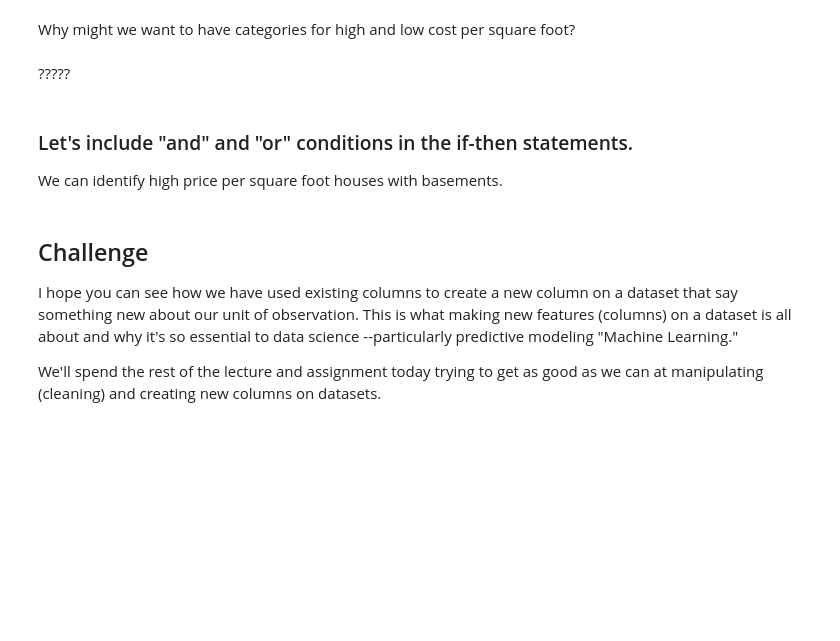
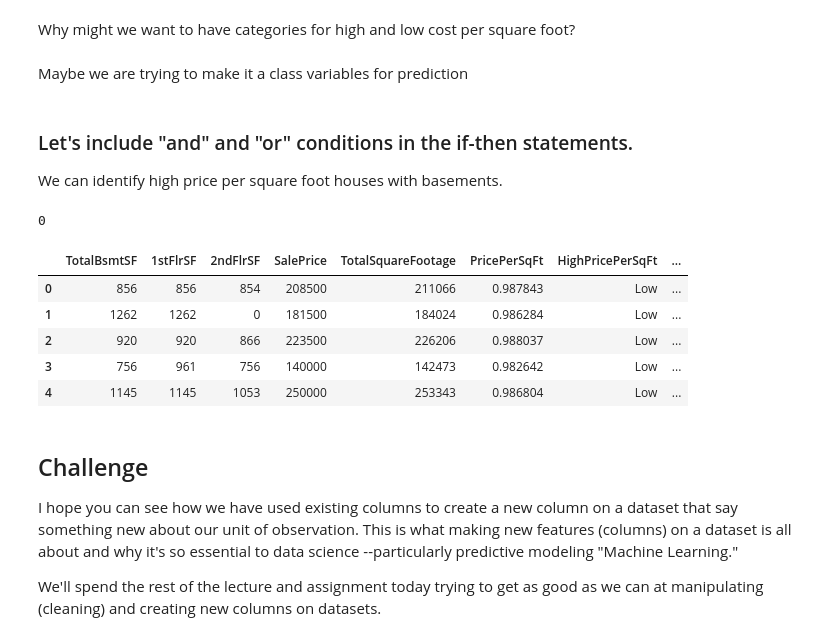
Before and after one commit to write2nk/DS-Unit-1-Sprint-1-Data-Wrangling-and-Storytelling, a Jupyter notebook: module2-make-features/LS_DS_112_Make_Features.ipynb, the cells around one changed output. Drawn from its saved outputs; the diff is of its cells as text; code cells hidden in the pictures; blank space fills up the shorter version.

```diff
--- a/module2-make-features/LS_DS_112_Make_Features.ipynb
+++ b/module2-make-features/LS_DS_112_Make_Features.ipynb
@@ -263,3 +332,6 @@ This is the best tutorial I've seen about the difference between assignment, a s
 # %%
 # Lets add up all of the square footage to get a single square footage
 # column for the entire dataset
+
+new_house['TotalSquareFootage'] = house['TotalBsmtSF'] + house['1stFlrSF'] + house['2ndFlrSF'] + house['SalePrice']
+new_house.head()
@@ -266,3 +345,6 @@ This is the best tutorial I've seen about the difference between assignment, a s
 # %%
 # Lets make a nother new column that is 'PricePerSqFt' by
 # dividing the price by the square footage
+
+new_house['PricePerSqFt'] = new_house['SalePrice'] / new_house['TotalSquareFootage']
+new_house.head()
@@ -276,3 +365,6 @@ This is the best tutorial I've seen about the difference between assignment, a s
 Say we want to categorize houses as having a high price per square foot (greater than or equal to 80 dollars per square foot) or a low price per square foot (less than 80 dollars per square foot).
 # %%
 #The format is DF.loc[DF['COLUMN'] logical expression, 'NEW VARIABLE NAME' ] assignment
+new_house.loc[new_house['PricePerSqFt'] >= 80, 'HighPricePerSqFt']  = 'High'
+new_house.loc[new_house['PricePerSqFt'] <= 80, 'HighPricePerSqFt']  = 'Low'
+new_house.head()
@@ -279,15 +378,31 @@ Say we want to categorize houses as having a high price per square foot (greater
 # %% [markdown]
 Why might we want to have categories for high and low cost per square foot?
-# %% [markdown]
-?????
+# %% [markdown]
+Maybe we are trying to make it a class variables for prediction
 # %% [markdown]
 ### Let's include "and" and "or" conditions in the if-then statements.
 
 We can identify high price per square foot houses with basements.
 # %%
 #First, is no basement square footage respresented as NaN or as 0sqft?
+
+new_house['TotalBsmtSF'].isnull().sum()
+# %% [output]
+0
 # %%
 #No missing data so we can assume if basement sqft = 0 then there is no basement.
+
+
+new_house.loc[ (new_house['PricePerSqFt'] >= 80) & (new_house['TotalBsmtSF'] > 0),  'Expensive_basement']  = 1
+new_house.loc[ (new_house['PricePerSqFt'] >= 80) & (new_house['TotalBsmtSF'] == 0),  'Expensive_basement']  = 0
+new_house.head()
+# %% [output]
+|  | TotalBsmtSF | 1stFlrSF | 2ndFlrSF | SalePrice | TotalSquareFootage | PricePerSqFt | HighPricePerSqFt | ... |
+| 0 | 856 | 856 | 854 | 208500 | 211066 | 0.987843 | Low | ... |
+| 1 | 1262 | 1262 | 0 | 181500 | 184024 | 0.986284 | Low | ... |
+| 2 | 920 | 920 | 866 | 223500 | 226206 | 0.988037 | Low | ... |
+| 3 | 756 | 961 | 756 | 140000 | 142473 | 0.982642 | Low | ... |
+| 4 | 1145 | 1145 | 1053 | 250000 | 253343 | 0.986804 | Low | ... |
 # %% [markdown]
 ## Challenge
 
```
Also changed, not shown: parts of 21 cells of this notebook.
